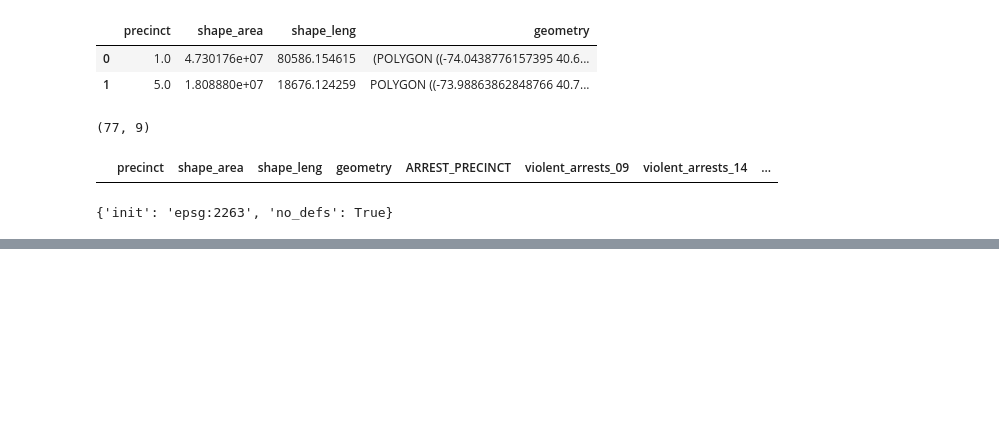
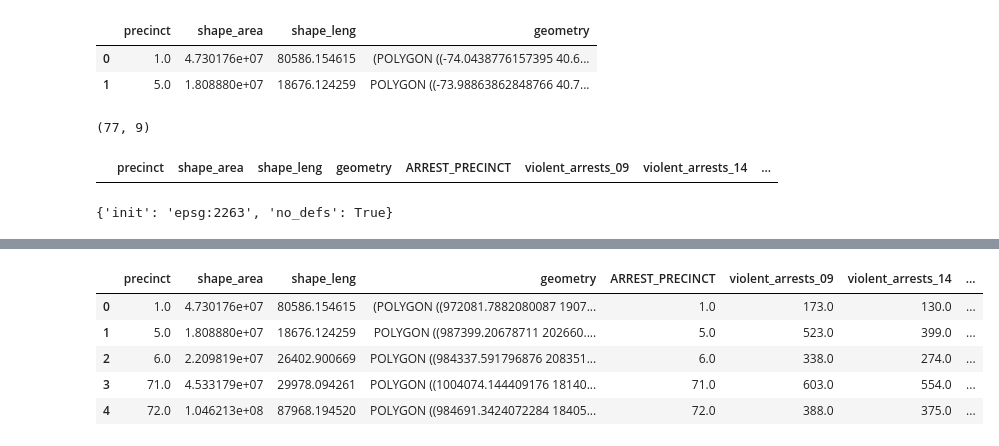
Before and after one commit to tharma3/patrol_allocation, a Jupyter notebook: notebooks/Model-Violent Crime.ipynb, the cells around one changed output, grey strips where cells are left out. Saved outputs shown, nothing was run; the diff lists cells and outputs as text; code cells hidden in the pictures; blank space fills up the shorter version.

```diff
--- a/notebooks/Model-Violent Crime.ipynb
+++ b/notebooks/Model-Violent Crime.ipynb
@@ -168,0 +186,9 @@ precinct.crs
+# %%
+precinct.head()
+# %% [output]
+|  | precinct | shape_area | shape_leng | geometry | ARREST_PRECINCT | violent_arrests_09 | violent_arrests_14 | ... |
+| 0 | 1.0 | 4.730176e+07 | 80586.154615 | (POLYGON ((972081.7882080087 1907... | 1.0 | 173.0 | 130.0 | ... |
+| 1 | 5.0 | 1.808880e+07 | 18676.124259 | POLYGON ((987399.20678711 202660.... | 5.0 | 523.0 | 399.0 | ... |
+| 2 | 6.0 | 2.209819e+07 | 26402.900669 | POLYGON ((984337.591796876 208351... | 6.0 | 338.0 | 274.0 | ... |
+| 3 | 71.0 | 4.533179e+07 | 29978.094261 | POLYGON ((1004074.144409176 18140... | 71.0 | 603.0 | 554.0 | ... |
+| 4 | 72.0 | 1.046213e+08 | 87968.194520 | POLYGON ((984691.3424072284 18405... | 72.0 | 388.0 | 375.0 | ... |
```
Also changed, not shown: parts of 6 cells of this notebook, 8 other files.
